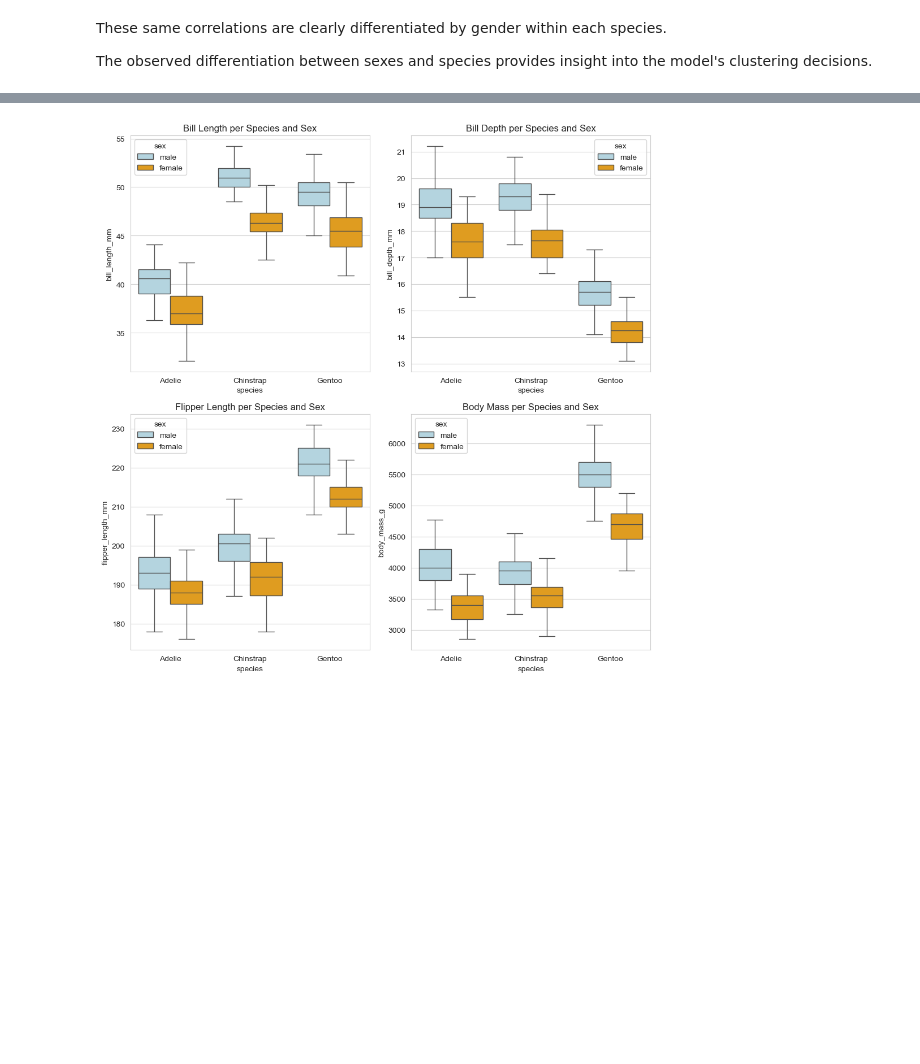
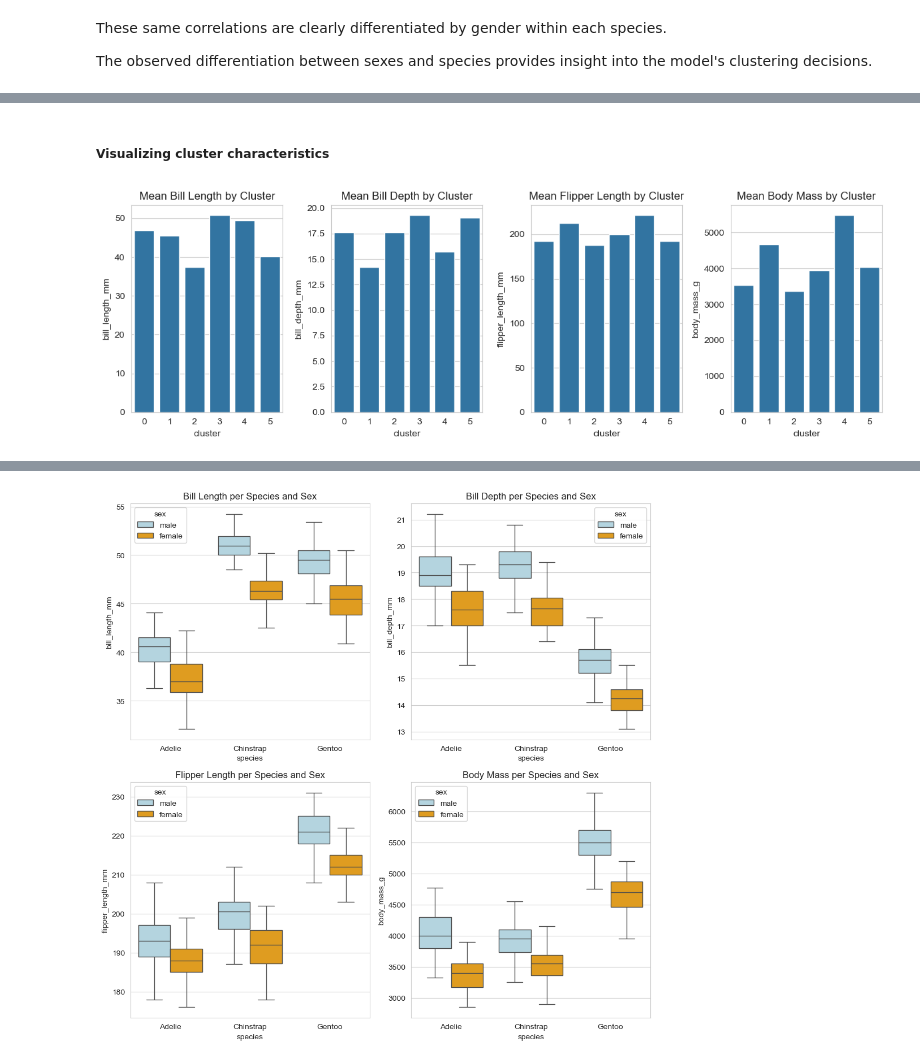
Before and after one commit to sdsouto/standalone-models, a Jupyter notebook: K-means_clustering_penguins.ipynb, the cells around one changed output, grey strips where cells are left out. Drawn from its saved outputs; the diff is of its cells as text; code cells hidden in the pictures; blank space fills up the shorter version.

```diff
--- a/K-means_clustering_penguins.ipynb
+++ b/K-means_clustering_penguins.ipynb
@@ -473,0 +476,8 @@ The observed differentiation between sexes and species provides insight into the
+# %%
+# Grouping by cluster and calculating mean values
+cluster_means = penguins_subset.groupby(['cluster'])[['bill_length_mm',
+                                                    'bill_depth_mm',
+                                                    'flipper_length_mm',
+                                                   'body_mass_g']].mean()
+
+print(cluster_means)
@@ -473,0 +493,22 @@ The observed differentiation between sexes and species provides insight into the
+# %% [markdown]
+##### Visualizing cluster characteristics
+# %%
+# Visualizing cluster characteristics
+fig, axes = plt.subplots(1, 4, figsize=(12, 4))
+
+sns.barplot(x=cluster_means.index, y='bill_length_mm', data=cluster_means, ax=axes[0])
+axes[0].set_title('Mean Bill Length by Cluster')
+
+sns.barplot(x=cluster_means.index, y='bill_depth_mm', data=cluster_means, ax=axes[1])
+axes[1].set_title('Mean Bill Depth by Cluster')
+
+sns.barplot(x=cluster_means.index, y='flipper_length_mm', data=cluster_means, ax=axes[2])
+axes[2].set_title('Mean Flipper Length by Cluster')
+
+sns.barplot(x=cluster_means.index, y='body_mass_g', data=cluster_means, ax=axes[3])
+axes[3].set_title('Mean Body Mass by Cluster')
+
+plt.tight_layout()
+plt.show()
+# %% [output]
+[figure, added]
```
Also changed, not shown: parts of 30 cells of this notebook.
